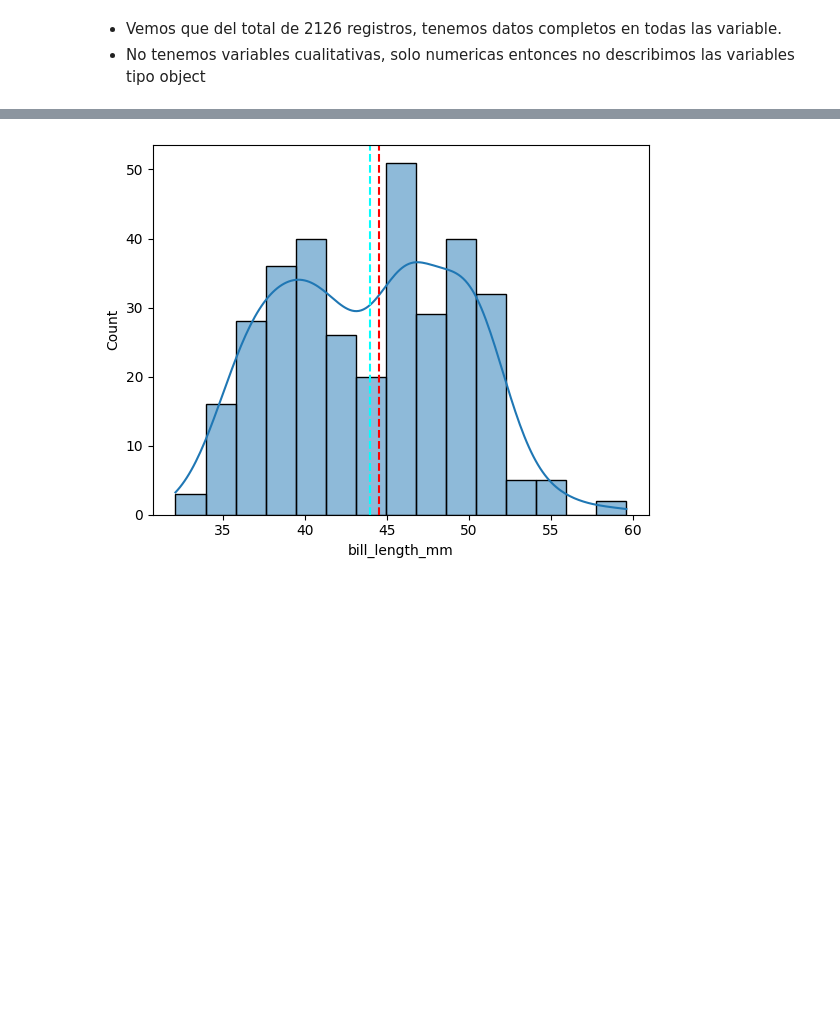
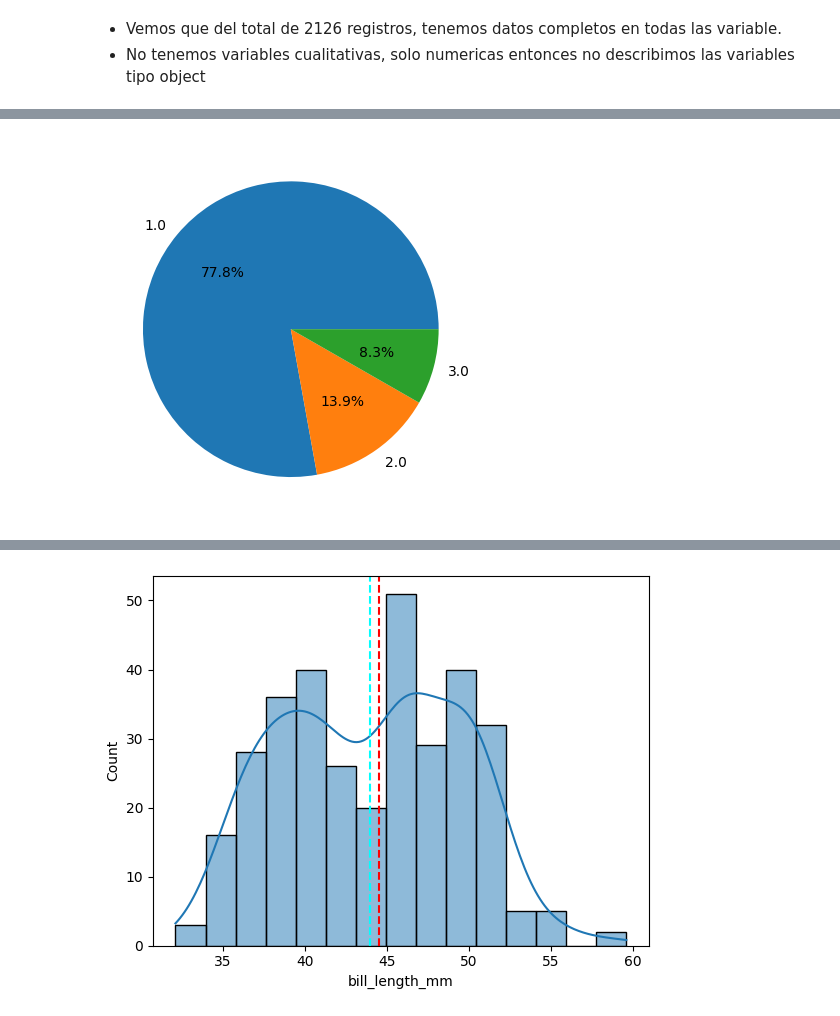
Before and after one commit to heldigard/Model_Explor_AnaliticaDatos, a Jupyter notebook: exploracion_de_datos.ipynb, the cells around one changed output, grey strips where cells are left out. Saved outputs shown, nothing was run; the diff lists cells and outputs as text; code cells hidden in the pictures; blank space fills up the shorter version.

```diff
--- a/exploracion_de_datos.ipynb
+++ b/exploracion_de_datos.ipynb
@@ -123,0 +133,6 @@ Numéricas
+# %%
+#Gráfico de torta - fetal_health
+plt.pie(x = df.fetal_health.value_counts(), labels = df.fetal_health.value_counts().index, autopct = '%0.1f%%')
+plt.show()
+# %% [output]
+[figure, added]
```
Also changed, not shown: parts of 15 cells of this notebook.
